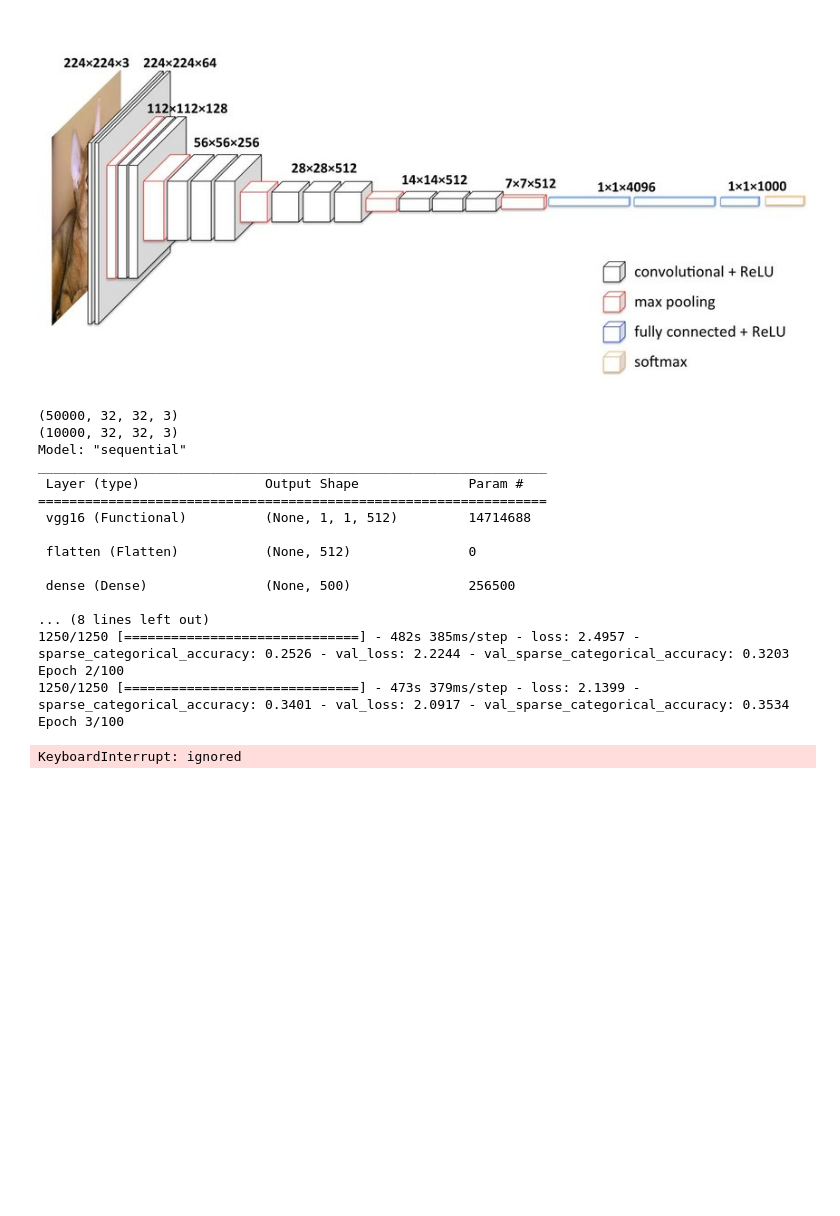
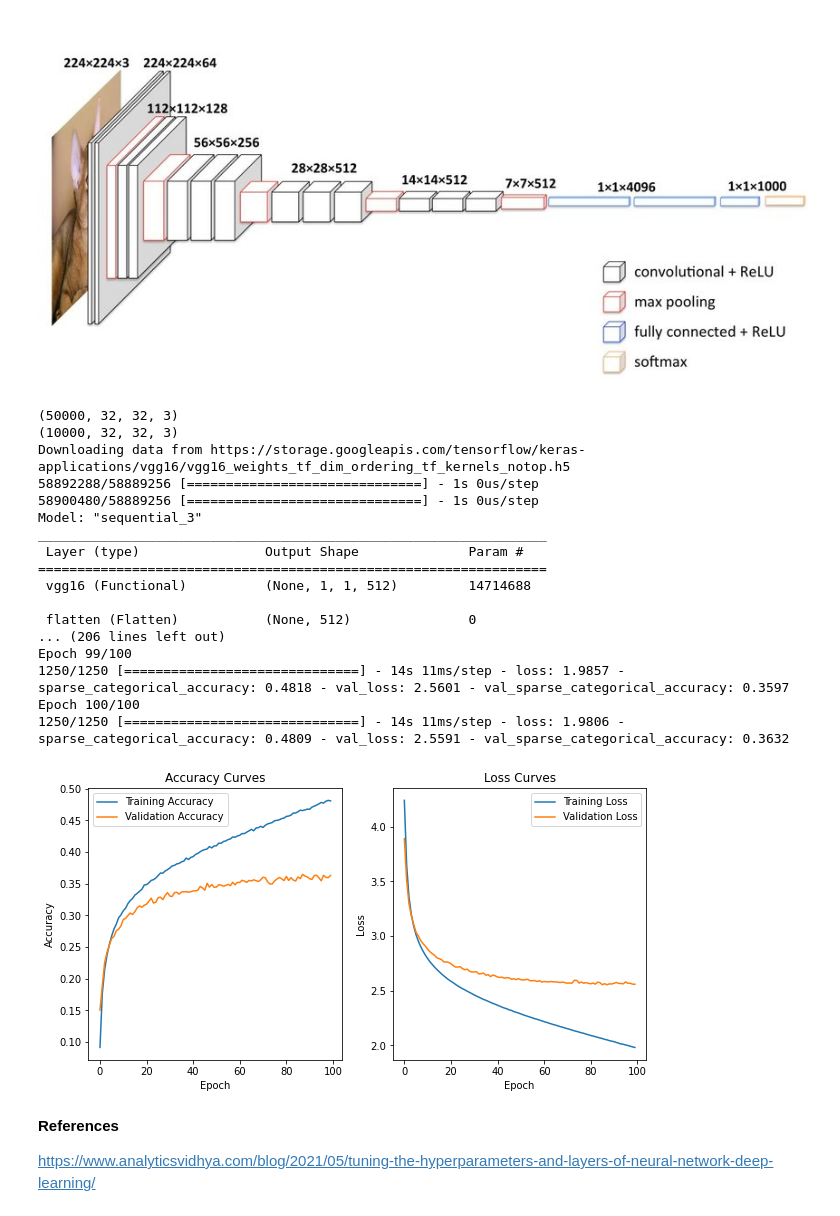
Before and after one commit to deshanchathusanka/machine-learning-algorithms, a Jupyter notebook: Coursework.ipynb, the cells around one changed output. Cells and saved outputs as stored; diff of their text form; code cells hidden in the pictures; blank space fills up the shorter version.

```diff
--- a/Coursework.ipynb
+++ b/Coursework.ipynb
@@ -411,44 +608,48 @@ model.compile(optimizer=tf.keras.optimizers.SGD(), # Strochastic Gradient Descen
 model.summary()
 
 ################# Train The Model ######################
-history = model.fit(x_cnn_train_norm, y_train_coarse, epochs=100, validation_split=0.2, verbose=1)
+history = model.fit(x_cnn_train_norm, y_train, epochs=100, validation_split=0.2, verbose=1)
 
 ################ Plot Accuracy And Loss Curves ################
 plt.figure(figsize=[10,5])
 plt.subplot(121)
 plt.plot(history.history['sparse_categorical_accuracy'])
 plt.plot(history.history['val_sparse_categorical_accuracy'])
 plt.xlabel('Epoch')
 plt.ylabel('Accuracy')
 plt.legend(['Training Accuracy',
            'Validation Accuracy'])
 plt.title('Accuracy Curves')
 
 plt.subplot(122)
 plt.plot(history.history['loss'])
 plt.plot(history.history['val_loss'])
 plt.xlabel('Epoch')
 plt.ylabel('Loss')
 plt.legend(['Training Loss',
            'Validation Loss'])
 plt.title('Loss Curves')
 plt.show()
 # %% [output]
 (50000, 32, 32, 3)
 (10000, 32, 32, 3)
-Model: "sequential"
+Downloading data from https://storage.googleapis.com/tensorflow/keras-applications/vgg16/vgg16_weights_tf_dim_ordering_tf_kernels_notop.h5
+58892288/58889256 [==============================] - 1s 0us/step
+58900480/58889256 [==============================] - 1s 0us/step
+Model: "sequential_3"
 _________________________________________________________________
  Layer (type)                Output Shape              Param #
 =================================================================
  vgg16 (Functional)          (None, 1, 1, 512)         14714688
 
  flatten (Flatten)           (None, 512)               0
-
- dense (Dense)               (None, 500)               256500
-
-... (8 lines left out)
-1250/1250 [==============================] - 482s 385ms/step - loss: 2.4957 - sparse_categorical_accuracy: 0.2526 - val_loss: 2.2244 - val_sparse_categorical_accuracy: 0.3203
-Epoch 2/100
-1250/1250 [==============================] - 473s 379ms/step - loss: 2.1399 - sparse_categorical_accuracy: 0.3401 - val_loss: 2.0917 - val_sparse_categorical_accuracy: 0.3534
-Epoch 3/100
+... (206 lines left out)
+Epoch 99/100
+1250/1250 [==============================] - 14s 11ms/step - loss: 1.9857 - sparse_categorical_accuracy: 0.4818 - val_loss: 2.5601 - val_sparse_categorical_accuracy: 0.3597
+Epoch 100/100
+1250/1250 [==============================] - 14s 11ms/step - loss: 1.9806 - sparse_categorical_accuracy: 0.4809 - val_loss: 2.5591 - val_sparse_categorical_accuracy: 0.3632
-KeyboardInterrupt: ignored
+[figure, added]
+# %% [markdown]
+**References**
+
+https://www.analyticsvidhya.com/blog/2021/05/tuning-the-hyperparameters-and-layers-of-neural-network-deep-learning/
```
Also changed, not shown: parts of 12 cells of this notebook.
